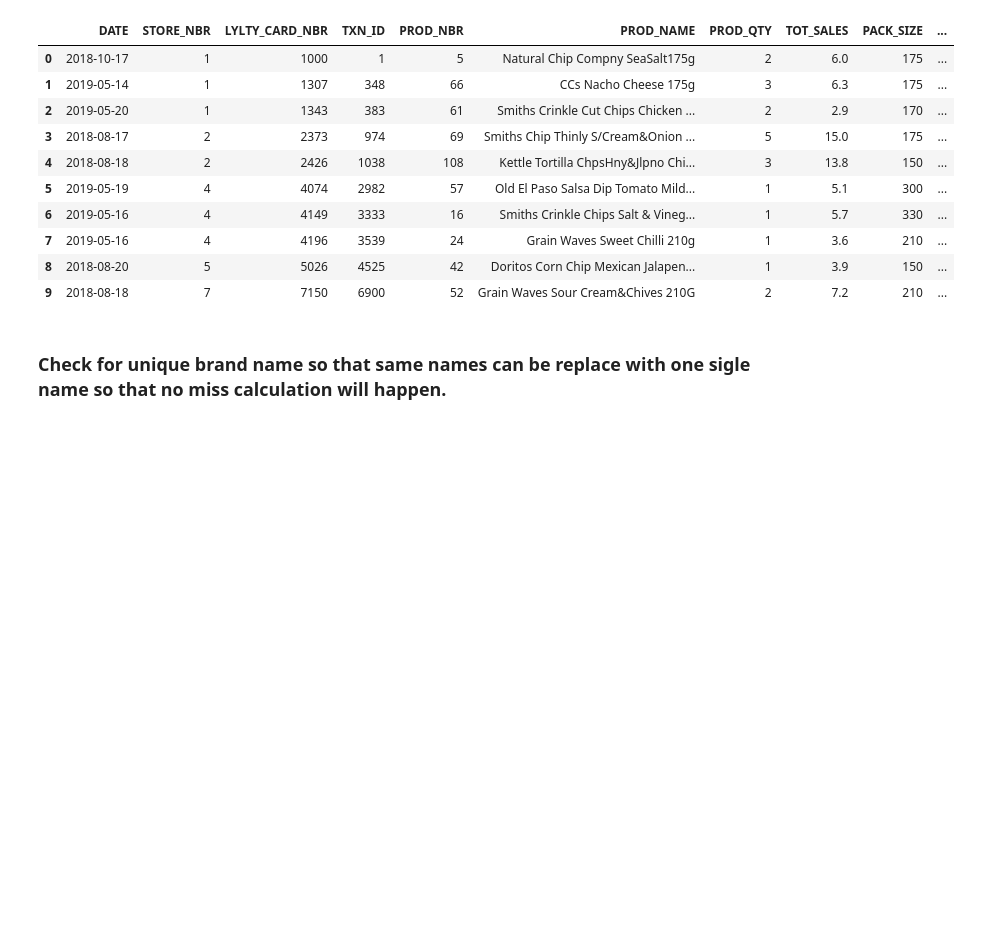
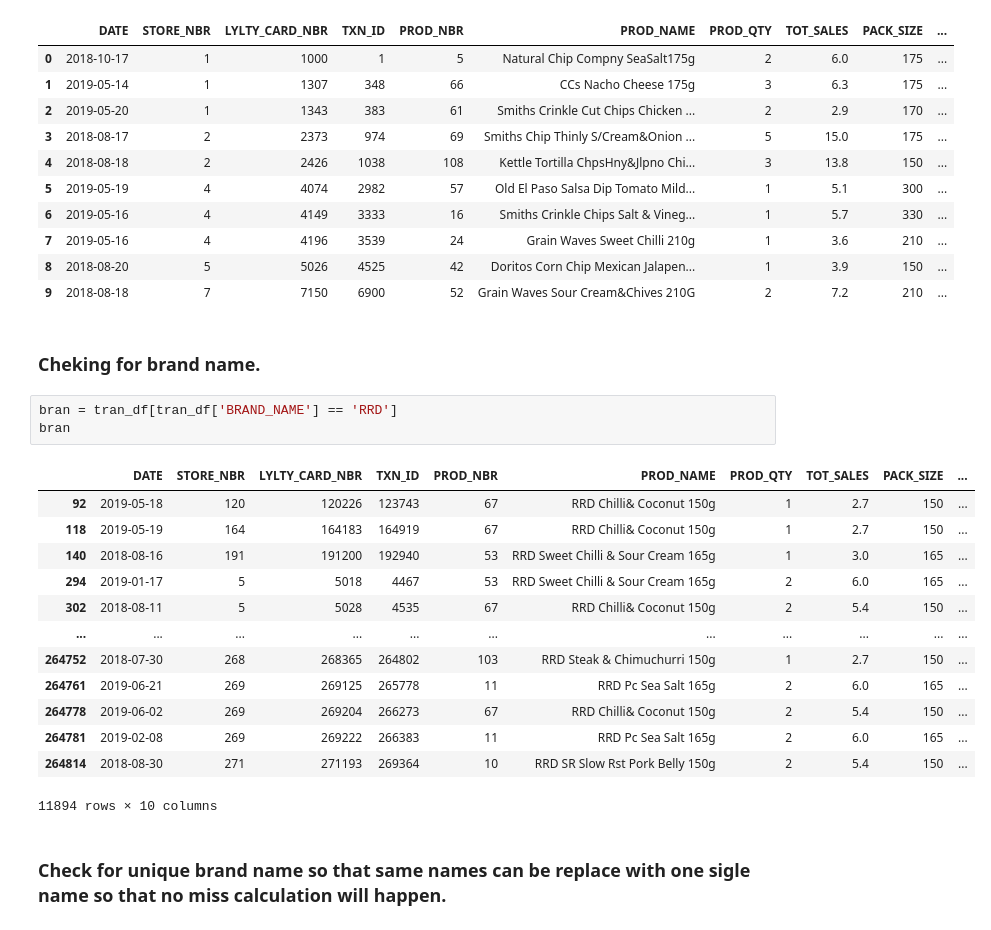
Before and after one commit to 87690ut/Virtual-Internships-Portfolio, a Jupyter notebook: Python_EDA/Customer_analysis.ipynb, the cells around one changed output. Drawn from its saved outputs; the diff is of its cells as text; blank space fills up the shorter version.

```diff
--- a/Python_EDA/Customer_analysis.ipynb
+++ b/Python_EDA/Customer_analysis.ipynb
@@ -192,6 +192,25 @@ tran_df.head(10)
 | 7 | 2019-05-16 | 4 | 4196 | 3539 | 24 | Grain Waves Sweet Chilli 210g | 1 | 3.6 | 210 | ... |
 | 8 | 2018-08-20 | 5 | 5026 | 4525 | 42 | Doritos Corn Chip Mexican Jalapen... | 1 | 3.9 | 150 | ... |
 | 9 | 2018-08-18 | 7 | 7150 | 6900 | 52 | Grain Waves Sour Cream&Chives 210G | 2 | 7.2 | 210 | ... |
+# %% [markdown]
+### Cheking for brand name.
+# %%
+bran = tran_df[tran_df['BRAND_NAME'] == 'RRD']
+bran
+# %% [output]
+|  | DATE | STORE_NBR | LYLTY_CARD_NBR | TXN_ID | PROD_NBR | PROD_NAME | PROD_QTY | TOT_SALES | PACK_SIZE | ... |
+| 92 | 2019-05-18 | 120 | 120226 | 123743 | 67 | RRD Chilli& Coconut 150g | 1 | 2.7 | 150 | ... |
+| 118 | 2019-05-19 | 164 | 164183 | 164919 | 67 | RRD Chilli& Coconut 150g | 1 | 2.7 | 150 | ... |
+| 140 | 2018-08-16 | 191 | 191200 | 192940 | 53 | RRD Sweet Chilli & Sour Cream 165g | 1 | 3.0 | 165 | ... |
+| 294 | 2019-01-17 | 5 | 5018 | 4467 | 53 | RRD Sweet Chilli & Sour Cream 165g | 2 | 6.0 | 165 | ... |
+| 302 | 2018-08-11 | 5 | 5028 | 4535 | 67 | RRD Chilli& Coconut 150g | 2 | 5.4 | 150 | ... |
+| ... | ... | ... | ... | ... | ... | ... | ... | ... | ... | ... |
+| 264752 | 2018-07-30 | 268 | 268365 | 264802 | 103 | RRD Steak & Chimuchurri 150g | 1 | 2.7 | 150 | ... |
+| 264761 | 2019-06-21 | 269 | 269125 | 265778 | 11 | RRD Pc Sea Salt 165g | 2 | 6.0 | 165 | ... |
+| 264778 | 2019-06-02 | 269 | 269204 | 266273 | 67 | RRD Chilli& Coconut 150g | 2 | 5.4 | 150 | ... |
+| 264781 | 2019-02-08 | 269 | 269222 | 266383 | 11 | RRD Pc Sea Salt 165g | 2 | 6.0 | 165 | ... |
+| 264814 | 2018-08-30 | 271 | 271193 | 269364 | 10 | RRD SR Slow Rst Pork Belly 150g | 2 | 5.4 | 150 | ... |
+11894 rows × 10 columns
 # %% [markdown]
 ### Check for unique brand name so that same names can be replace with one sigle name so that no miss calculation will happen.
 # %%
```
